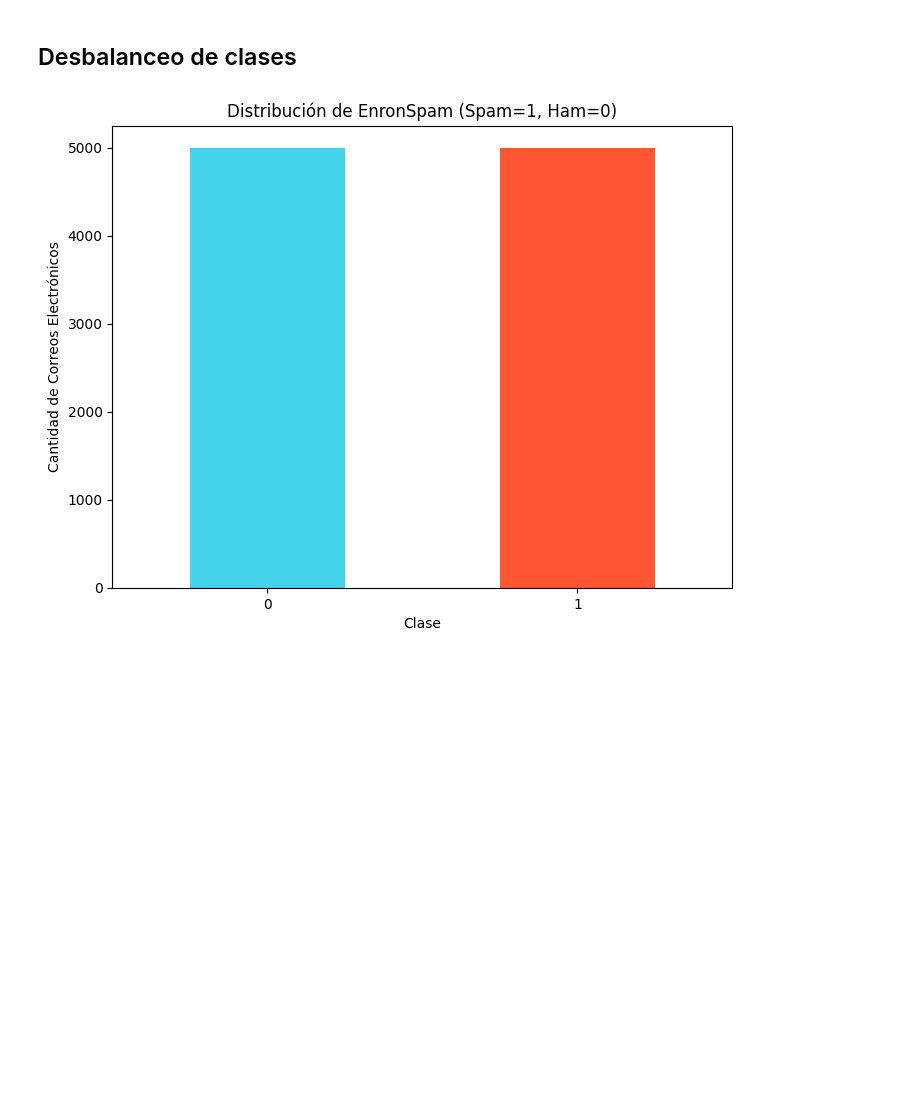
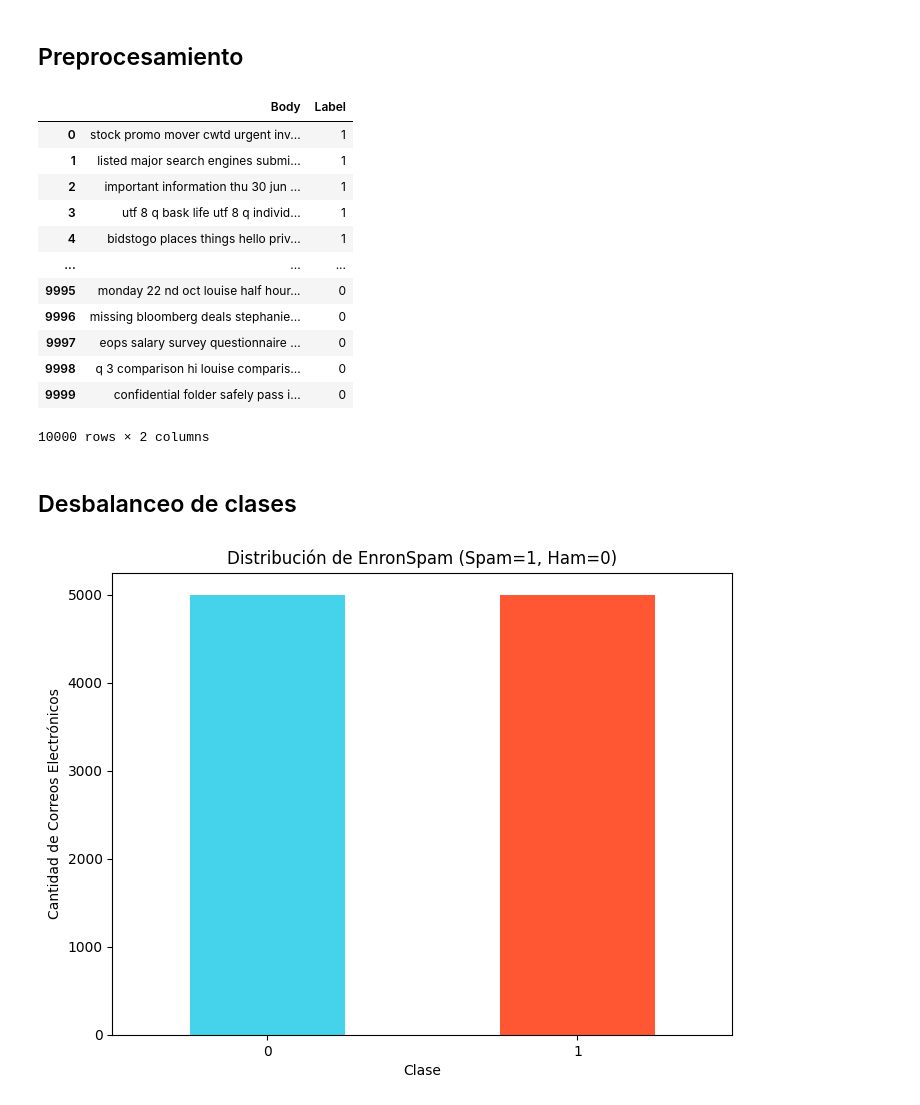
Before and after one commit to monicacg1111/TFG, a Jupyter notebook: Visualizacion.ipynb, the cells around one changed output. Drawn from its saved outputs; the diff is of its cells as text; code cells hidden in the pictures; blank space fills up the shorter version.

```diff
--- a/Visualizacion.ipynb
+++ b/Visualizacion.ipynb
@@ -22,0 +28,27 @@ data3.head()
+# %% [markdown]
+## Preprocesamiento
+# %%
+def preprocesamiento(data):
+    data.drop_duplicates() #Eliminamos los correos duplicados (parece que no había)
+    data.dropna() #Eliminamos los correos con valores nulos
+    data = data.dropna(subset=['Body'])
+
+    #Quitamos mayúsculas
+    data['Body'] = data['Body'].str.lower()
+
+    #Eliminamos signos de puntuación
+    data['Body'] = data['Body'].str.replace('[{}]'.format(string.punctuation), '')
+
+    #Creamos una lista personalizada de palabras vacías
+    stop_words_list = list(ENGLISH_STOP_WORDS)
+    stop_words_list += ["subject"]
+
+    #Este patron representa todos los caracteres alfanuméricos.
+    pattern = "[^a-zA-Z0-9]"
+    #Vamos a eliminar todos los elementos que no sean caracteres alfanuméricos, como signos de puntuación, etc.
+    data['Body'] = data['Body'].apply(lambda x: re.sub(pattern, ' ', x)) #Sustituyo todos los caracteres que no cumplen el patrón por un " "
+
+    #Eliminamos las stop_words_list del data
+    data['Body'] = data['Body'].apply(lambda x: ' '.join([word for word in x.split() if word.lower() not in stop_words_list]))
+
+    return data
@@ -23,3 +57,19 @@ data3.head()
+# %%
+data1
+# %% [output]
+|  | Body | Label |
+| 0 | stock promo mover cwtd urgent inv... | 1 |
+| 1 | listed major search engines submi... | 1 |
+| 2 | important information thu 30 jun ... | 1 |
+| 3 | utf 8 q bask life utf 8 q individ... | 1 |
+| 4 | bidstogo places things hello priv... | 1 |
+| ... | ... | ... |
+| 9995 | monday 22 nd oct louise half hour... | 0 |
+| 9996 | missing bloomberg deals stephanie... | 0 |
+| 9997 | eops salary survey questionnaire ... | 0 |
+| 9998 | q 3 comparison hi louise comparis... | 0 |
+| 9999 | confidential folder safely pass i... | 0 |
+10000 rows × 2 columns
 # %% [markdown]
 ## Desbalanceo de clases
 # %%
```
Also changed, not shown: parts of 12 cells of this notebook, 3 other files.
